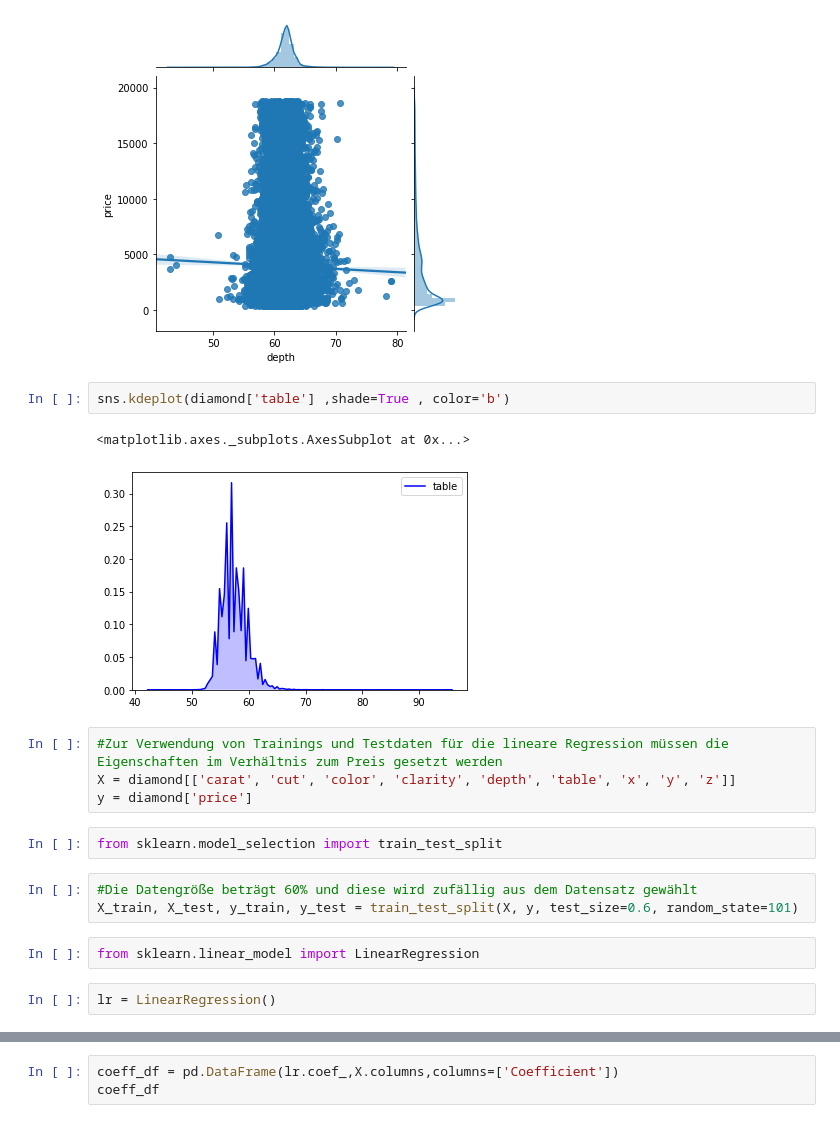
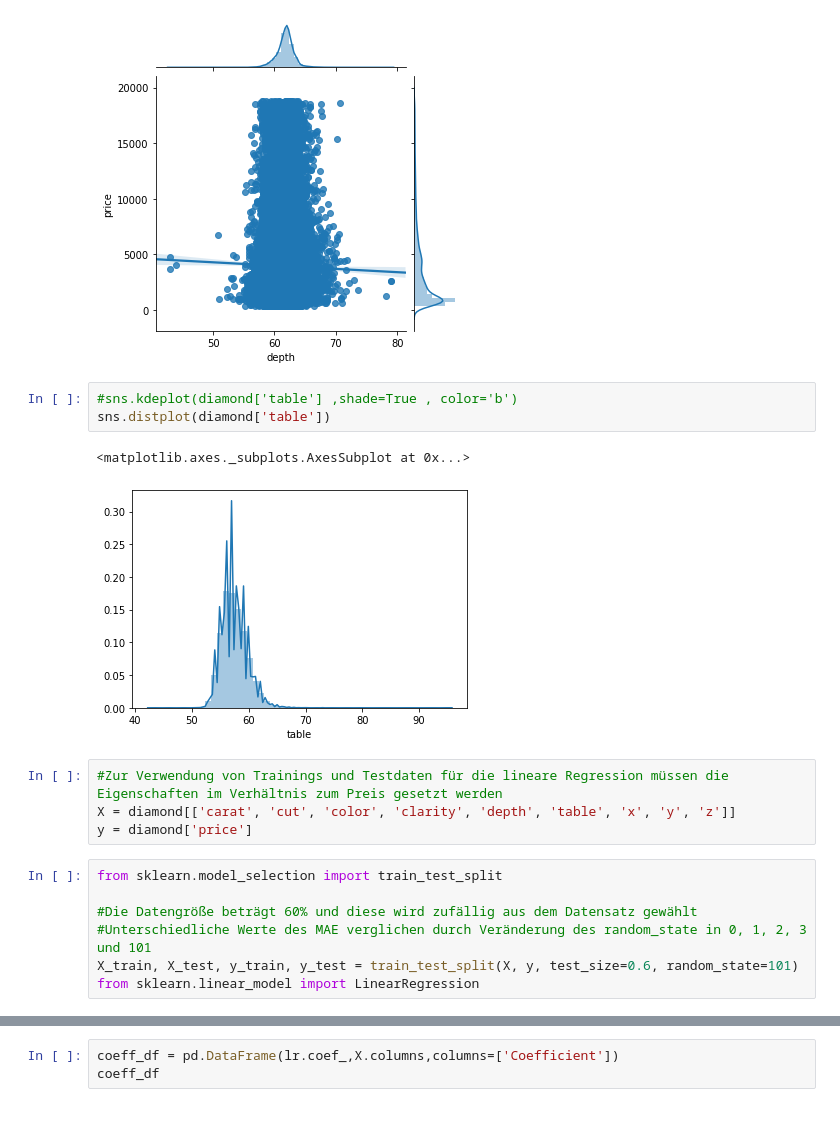
Before and after one commit to AnnaLenaStoe/Diamonds, a Jupyter notebook: diamonds.ipynb, the cells around one changed output, grey strips where cells are left out. Cells and saved outputs as stored; diff of their text form.

```diff
--- a/diamonds.ipynb
+++ b/diamonds.ipynb
@@ -237,20 +232,19 @@ sns.jointplot(x='depth', y='price' , data=diamond , kind='regplot', size=5)
 <seaborn.axisgrid.JointGrid at 0x...>
 [figure]
 # %%
-sns.kdeplot(diamond['table'] ,shade=True , color='b')
+#sns.kdeplot(diamond['table'] ,shade=True , color='b')
+sns.distplot(diamond['table'])
 # %% [output]
 <matplotlib.axes._subplots.AxesSubplot at 0x...>
-[figure, old version]
+[figure, new version]
 # %%
 #Zur Verwendung von Trainings und Testdaten für die lineare Regression müssen die Eigenschaften im Verhältnis zum Preis gesetzt werden
 X = diamond[['carat', 'cut', 'color', 'clarity', 'depth', 'table', 'x', 'y', 'z']]
 y = diamond['price']
-# %%
-from sklearn.model_selection import train_test_split
 # %%
+from sklearn.model_selection import train_test_split
+
 #Die Datengröße beträgt 60% und diese wird zufällig aus dem Datensatz gewählt
+#Unterschiedliche Werte des MAE verglichen durch Veränderung des random_state in 0, 1, 2, 3 und 101
 X_train, X_test, y_train, y_test = train_test_split(X, y, test_size=0.6, random_state=101)
+from sklearn.linear_model import LinearRegression
-# %%
-from sklearn.linear_model import LinearRegression
-# %%
-lr = LinearRegression()
```
Also changed, not shown: parts of 18 cells of this notebook.
